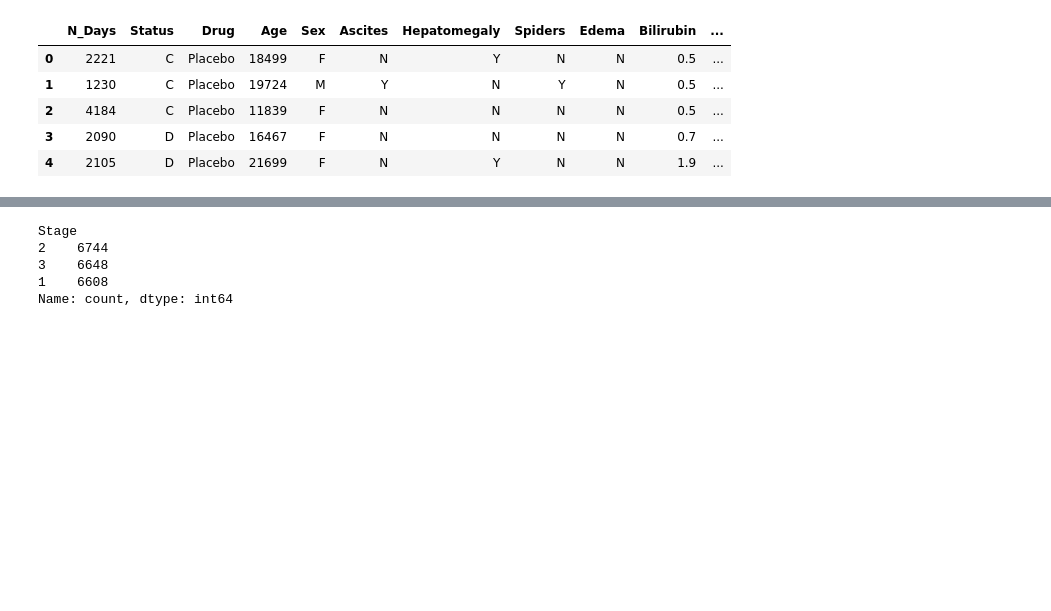
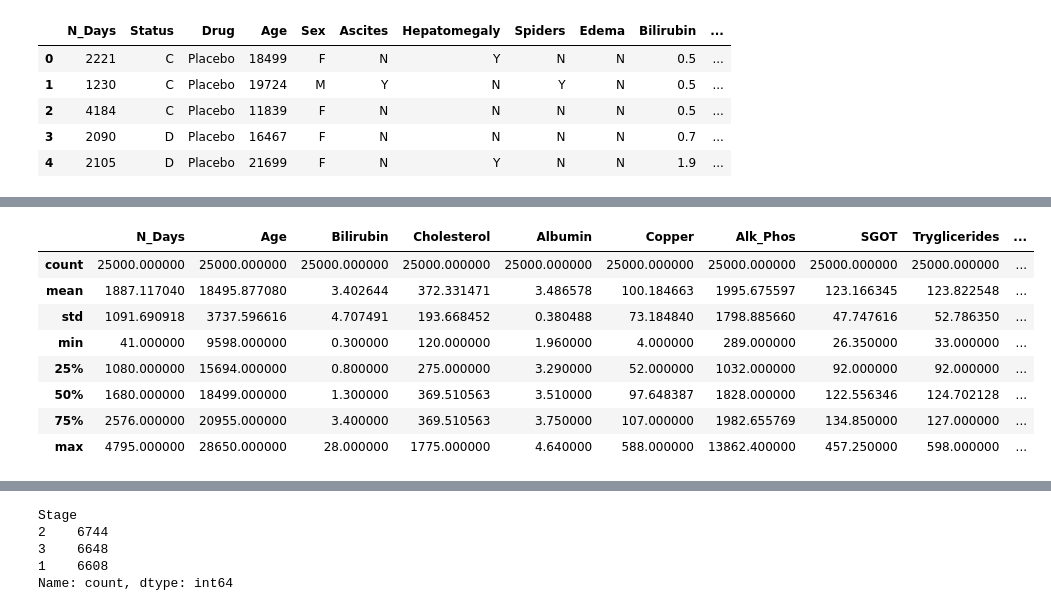
Before and after one commit to Roseyshi/Liver-Cirrhosis-Classification, a Jupyter notebook: Liver_Cirrhosis_Preprocessing.ipynb, the cells around one changed output, grey strips where cells are left out. Drawn from its saved outputs; the diff is of its cells as text; code cells hidden in the pictures; blank space fills up the shorter version.

```diff
--- a/Liver_Cirrhosis_Preprocessing.ipynb
+++ b/Liver_Cirrhosis_Preprocessing.ipynb
@@ -73,0 +68,13 @@ memory usage: 3.6+ MB
+# %%
+#Use the describe method
+data.describe()
+# %% [output]
+|  | N_Days | Age | Bilirubin | Cholesterol | Albumin | Copper | Alk_Phos | SGOT | Tryglicerides | ... |
+| count | 25000.000000 | 25000.000000 | 25000.000000 | 25000.000000 | 25000.000000 | 25000.000000 | 25000.000000 | 25000.000000 | 25000.000000 | ... |
+| mean | 1887.117040 | 18495.877080 | 3.402644 | 372.331471 | 3.486578 | 100.184663 | 1995.675597 | 123.166345 | 123.822548 | ... |
+| std | 1091.690918 | 3737.596616 | 4.707491 | 193.668452 | 0.380488 | 73.184840 | 1798.885660 | 47.747616 | 52.786350 | ... |
+| min | 41.000000 | 9598.000000 | 0.300000 | 120.000000 | 1.960000 | 4.000000 | 289.000000 | 26.350000 | 33.000000 | ... |
+| 25% | 1080.000000 | 15694.000000 | 0.800000 | 275.000000 | 3.290000 | 52.000000 | 1032.000000 | 92.000000 | 92.000000 | ... |
+| 50% | 1680.000000 | 18499.000000 | 1.300000 | 369.510563 | 3.510000 | 97.648387 | 1828.000000 | 122.556346 | 124.702128 | ... |
+| 75% | 2576.000000 | 20955.000000 | 3.400000 | 369.510563 | 3.750000 | 107.000000 | 1982.655769 | 134.850000 | 127.000000 | ... |
+| max | 4795.000000 | 28650.000000 | 28.000000 | 1775.000000 | 4.640000 | 588.000000 | 13862.400000 | 457.250000 | 598.000000 | ... |
```
Also changed, not shown: parts of 19 cells of this notebook.
